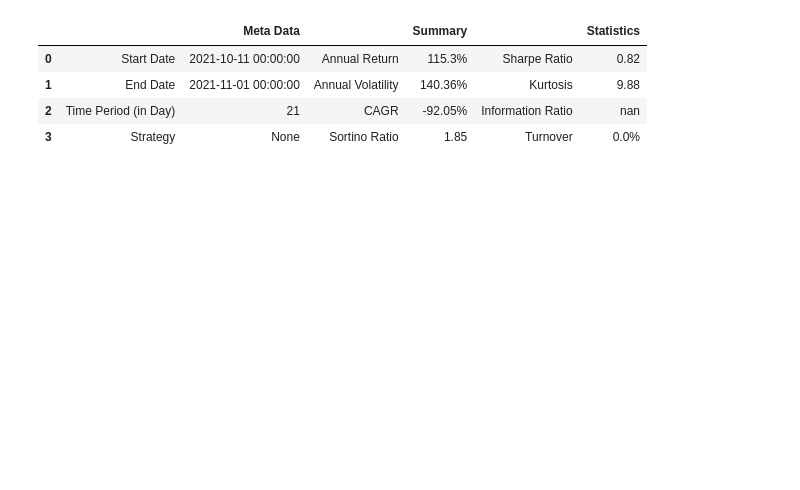
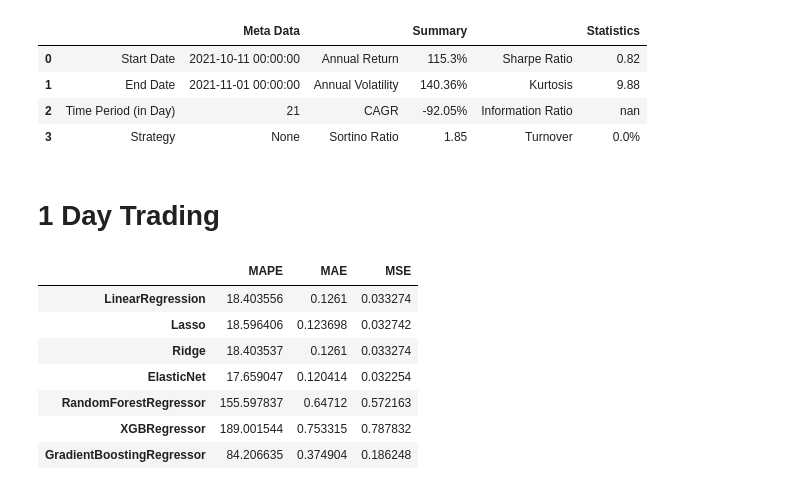
Before and after one commit to Neelakash-gituser/ETHUSDT-Prediction, a Jupyter notebook: Crypto Analysis & Prediction.ipynb, the cells around one changed output. Saved outputs shown, nothing was run; the diff lists cells and outputs as text; code cells hidden in the pictures; blank space fills up the shorter version.

```diff
--- a/Crypto Analysis & Prediction.ipynb
+++ b/Crypto Analysis & Prediction.ipynb
@@ -842,3 +848,49 @@ financial_summary(df_rets=portfolioDf, benchmark_rets=portfolioDf, col_name_cagr
 | 1 | End Date | 2021-11-01 00:00:00 | Annual Volatility | 140.36% | Kurtosis | 9.88 |
 | 2 | Time Period (in Day) | 21 | CAGR | -92.05% | Information Ratio | nan |
 | 3 | Strategy | None | Sortino Ratio | 1.85 | Turnover | 0.0% |
+# %% [markdown]
+# 1 Day Trading
+# %%
+# 1 day set
+X_train, X_test, y_train, y_test = cleanedDf.loc[train_start:train_end, features], cleanedDf.loc[test_start:test_end, features], \
+                                                    cleanedDf.loc[train_start:train_end, label[3]], cleanedDf.loc[test_start:test_end, label[3]]
+
+
+
+# Df to store the result of the trainings
+results_test = pd.DataFrame(columns=["MAPE", "MAE", "MSE"], index=model_names)
+results_train = pd.DataFrame(columns=["MAPE", "MAE", "MSE"], index=model_names)
+
+
+for model, model_name in tqdm(zip(model_list, model_names)):
+    mae, mape, mse, mae_train, mape_train, mse_train = prediction_model_reg(
+                                         model=model,
+                                         model_name=model_name,
+                                         X=X_train,
+                                         y=y_train,
+                                         X_test=X_test,
+                                         y_test=y_test,
+                                         freq="1d")
+
+    # store test results
+    results_test.loc[model_name, "MAPE"] = mape
+    results_test.loc[model_name, "MAE"] = mae
+    results_test.loc[model_name, "MSE"] = mse
+
+    # store train results
+    results_train.loc[model_name, "MAPE"] = mape_train
+    results_train.loc[model_name, "MAE"] = mae_train
+    results_train.loc[model_name, "MSE"] = mse_train
+# %%
+# Test results
+
+results_test
+# %% [output]
+|  | MAPE | MAE | MSE |
+| LinearRegression | 18.403556 | 0.1261 | 0.033274 |
+| Lasso | 18.596406 | 0.123698 | 0.032742 |
+| Ridge | 18.403537 | 0.1261 | 0.033274 |
+| ElasticNet | 17.659047 | 0.120414 | 0.032254 |
+| RandomForestRegressor | 155.597837 | 0.64712 | 0.572163 |
+| XGBRegressor | 189.001544 | 0.753315 | 0.787832 |
+| GradientBoostingRegressor | 84.206635 | 0.374904 | 0.186248 |
```
Also changed, not shown: parts of 9 cells of this notebook, 34 other files.
